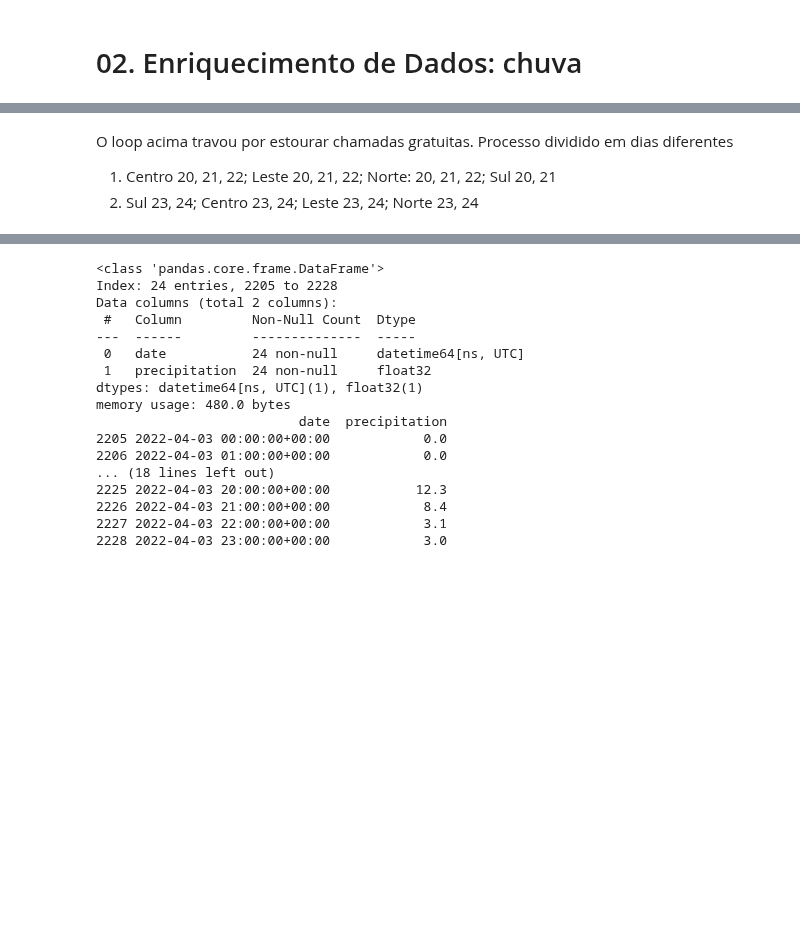
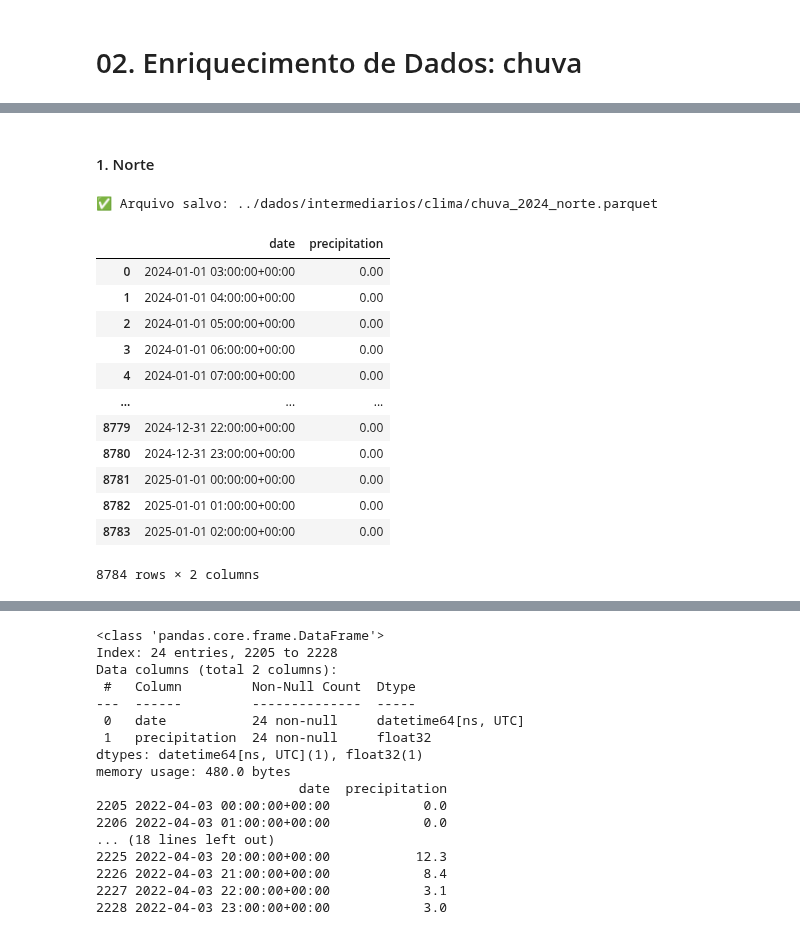
Before and after one commit to nandasiq/acidentes-poa, a Jupyter notebook: jupyter/02_chuva.ipynb, the cells around one changed output, grey strips where cells are left out. Cells and saved outputs as stored; diff of their text form; code cells hidden in the pictures; blank space fills up the shorter version.

```diff
--- a/jupyter/02_chuva.ipynb
+++ b/jupyter/02_chuva.ipynb
@@ -78 +36,37 @@ df_teste.to_parquet('../dados/intermediarios/clima/clima_LESTE_2024.parquet', in
+# %%
+def dados_chuva(lat: float, lon: float, nome: str):
+
+    os.makedirs(caminho_chuva, exist_ok=True)
+
+    for ano in anos:
+        params = {
+            "latitude": lat,
+            "longitude": lon,
+            "start_date": f"{ano}-01-01",
+            "end_date": f"{ano}-12-31",
+            "hourly": 'precipitation',
+            "timezone": 'America/Sao_Paulo'
+        }
+
+    responses = openmeteo.weather_api(url, params=params)
+    response = responses[0]
+    hourly = response.Hourly()
+
+    chuva_hora = hourly.Variables(0).ValuesAsNumpy()
+
+    df_chuva = pd.DataFrame({
+        "date": pd.date_range(
+            start=pd.to_datetime(hourly.Time(), unit="s", utc=True),
+            end=pd.to_datetime(hourly.TimeEnd(), unit="s", utc=True),
+            freq=pd.Timedelta(seconds=hourly.Interval()),
+            inclusive="left"
+        ),
+        "precipitation": chuva_hora
+    })
+
+    nome_arquivo = f"{caminho_chuva}chuva_{ano}_{nome.lower()}.parquet"
+    df_chuva.to_parquet(nome_arquivo, index=False)
+    print(f"✅ Arquivo salvo: {nome_arquivo}")
+
+    return df_chuva
 # %% [markdown]
@@ -101,4 +74,20 @@ KeyboardInterrupt:
-# %% [markdown]
-O loop acima travou por estourar chamadas gratuitas. Processo dividido em dias diferentes
-1. Centro 20, 21, 22; Leste 20, 21, 22; Norte: 20, 21, 22; Sul 20, 21
-2. Sul 23, 24; Centro 23, 24; Leste 23, 24; Norte 23, 24
+# %% [markdown]
+#### 1. Norte
+# %%
+lat, lon = coord["NORTE"]
+dados_chuva(lat, lon, "NORTE")
+# %% [output]
+✅ Arquivo salvo: ../dados/intermediarios/clima/chuva_2024_norte.parquet
+|  | date | precipitation |
+| 0 | 2024-01-01 03:00:00+00:00 | 0.00 |
+| 1 | 2024-01-01 04:00:00+00:00 | 0.00 |
+| 2 | 2024-01-01 05:00:00+00:00 | 0.00 |
+| 3 | 2024-01-01 06:00:00+00:00 | 0.00 |
+| 4 | 2024-01-01 07:00:00+00:00 | 0.00 |
+| ... | ... | ... |
+| 8779 | 2024-12-31 22:00:00+00:00 | 0.00 |
+| 8780 | 2024-12-31 23:00:00+00:00 | 0.00 |
+| 8781 | 2025-01-01 00:00:00+00:00 | 0.00 |
+| 8782 | 2025-01-01 01:00:00+00:00 | 0.00 |
+| 8783 | 2025-01-01 02:00:00+00:00 | 0.00 |
+8784 rows × 2 columns
```
Also changed, not shown: parts of 16 cells of this notebook, 24 other files.
